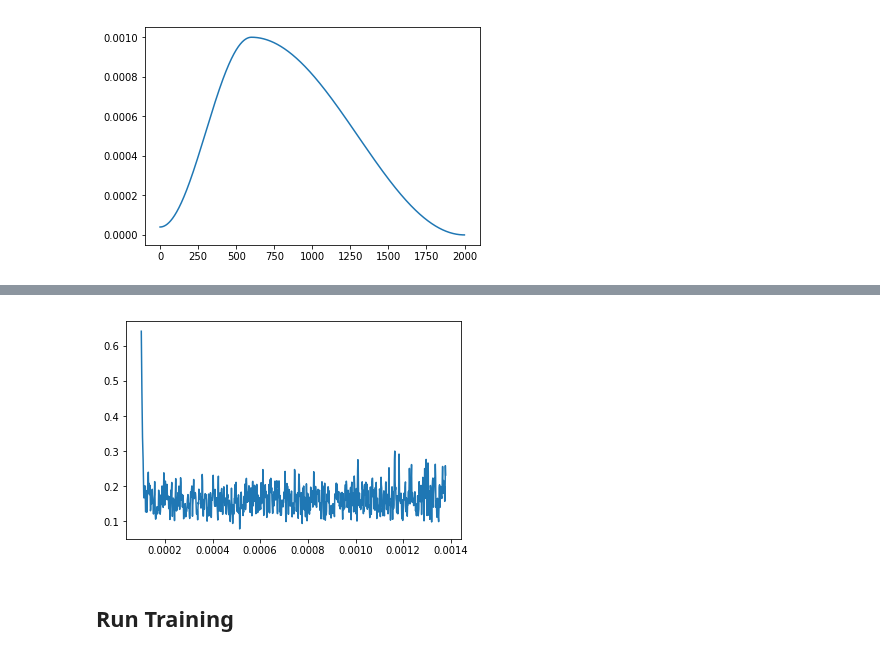
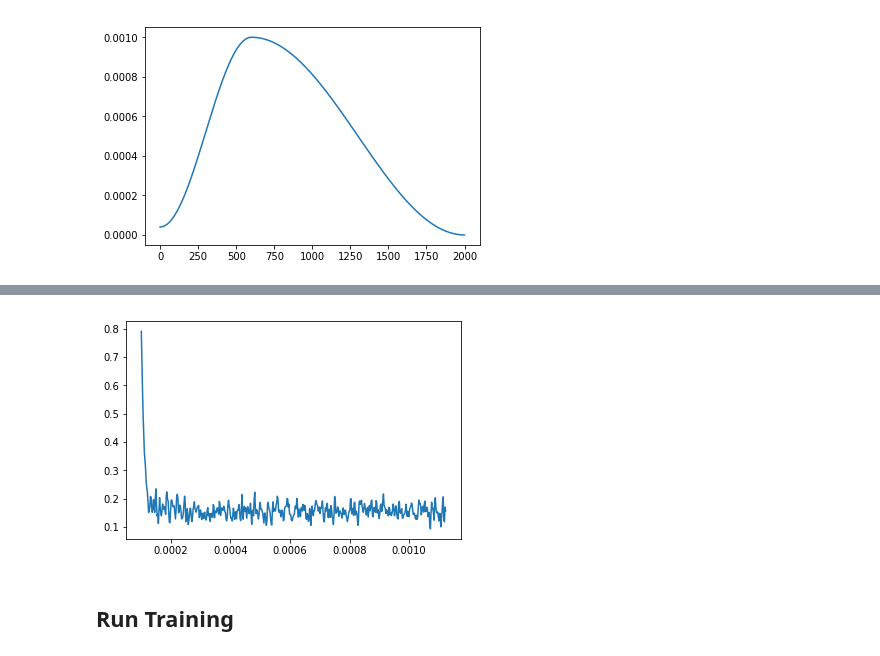
Before and after one commit to yanneta/dl-course, a Jupyter notebook: CheXNet_with_efficientNet.ipynb, the cells around one changed output, grey strips where cells are left out. Cells and saved outputs as stored; diff of their text form; code cells hidden in the pictures.

Commit message:
efficient net

```diff
--- a/CheXNet_with_efficientNet.ipynb
+++ b/CheXNet_with_efficientNet.ipynb
@@ -165,6 +165,24 @@ First install the efficientnet-pytorch package on your command line:
 `pip install efficientnet-pytorch`
 # %%
 from efficientnet_pytorch import EfficientNet
+# %%
+class EfficientNet0(nn.Module):
+    def __init__(self, out_size=14):
+        super(EfficientNet0, self).__init__()
+        effnet = EfficientNet.from_pretrained('efficientnet-b0')
+        layers = list(effnet.children())
+        K = len(layers[2])//2
+        h1 = layers[:2] + list(layers[2])[:K]
+        h2 = list(layers[2])[K:] + layers[3:5]
+        self.features1 = nn.Sequential(*h1)
+        self.features2 = nn.Sequential(*h2)
+        self.classifier = nn.Sequential(*[nn.Linear(1280, out_size)])
+
+    def forward(self, x):
+        x = self.features1(x)
+        x = self.features2(x)
+        x = F.adaptive_avg_pool2d(x, 1).squeeze(-1).squeeze(-1)
+        return self.classifier(x)
 # %%
 class EfficientNet4(nn.Module):
     def __init__(self, out_size=14):
@@ -189,0 +204,2 @@ Loaded pretrained weights for efficientnet-b4
+# %%
+model = EfficientNet0().cuda()
@@ -190,7 +208,7 @@ Loaded pretrained weights for efficientnet-b4
 # %%
-#x,y = next(iter(train_dl))
-#x = x.float().cuda()
-#y = y.float().cuda()
+x,y = next(iter(train_dl))
+x = x.float().cuda()
+y = y.float().cuda()
 # %%
 pred = model(x)
 F.binary_cross_entropy_with_logits(pred, y).item()
@@ -370,16 +351,16 @@ def LR_range_finder(model, train_dl, lr_low=1e-4, lr_high=0.1, epochs=2):
     load_model(model, str(p))
     return lrs[1:], losses[1:]
 # %%
-#model = EfficientNet4().cuda()
-#lrs, losses = LR_range_finder(model, train_dl, lr_high=0.01)
+model = EfficientNet4().cuda()
+lrs, losses = LR_range_finder(model, train_dl, lr_high=0.01)
 # %% [output]
 Loaded pretrained weights for efficientnet-b4
 [interactive output not drawn]
 # %%
-plt.plot(lrs[:1000], losses[:1000])
+plt.plot(lrs[:500], losses[:500])
 plt.show()
 # %% [output]
-[figure, old version]
+[figure, new version]
 # %% [markdown]
 ## Run Training
 # %%
```
Also changed, not shown: parts of 5 cells of this notebook, 1 other file.
